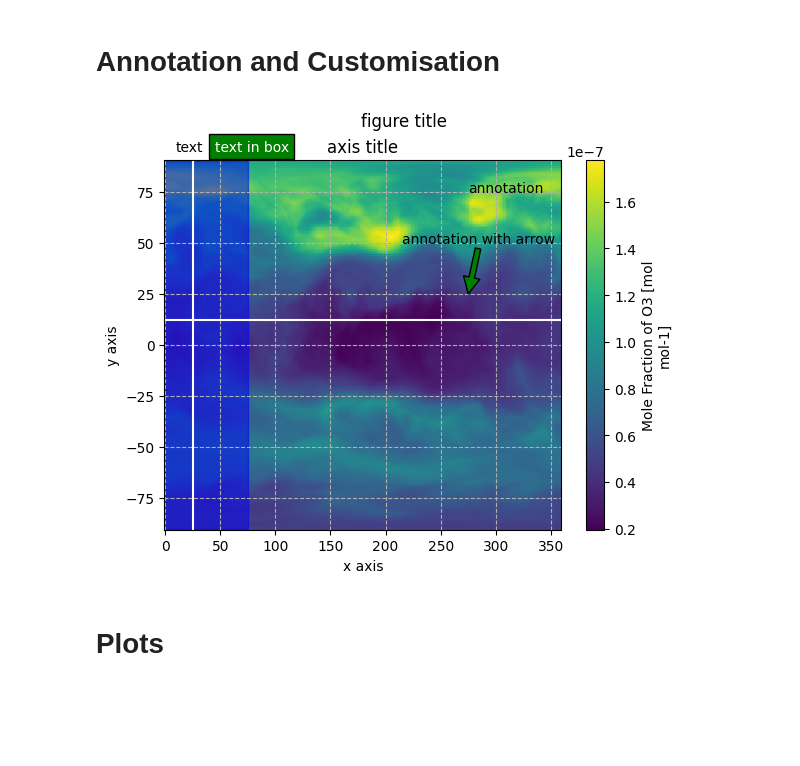
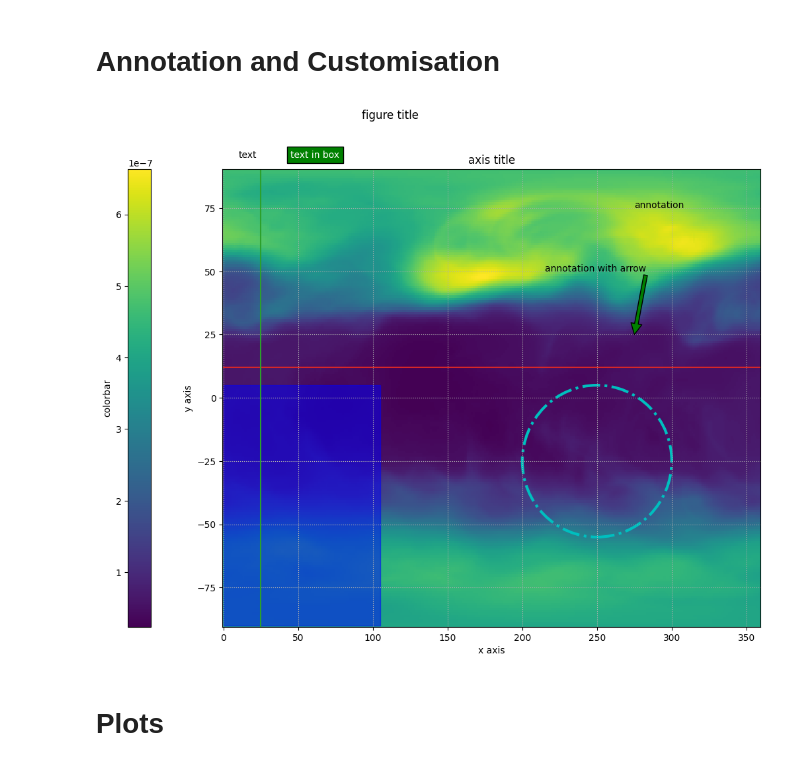
Before and after one commit to lara-j-ds/Summer_Project_24-25, a Jupyter notebook: JupyterNotebook/Xarray_StartupGuide.ipynb, the cells around one changed output. Drawn from its saved outputs; the diff is of its cells as text; code cells hidden in the pictures; blank space fills up the shorter version.

```diff
--- a/JupyterNotebook/Xarray_StartupGuide.ipynb
+++ b/JupyterNotebook/Xarray_StartupGuide.ipynb
@@ -107,32 +107,38 @@ print(str(ds.plev[3].values)+' hPa')
 # %% [markdown]
 # Annotation and Customisation
 # %%
-fig = plt.figure()
+fig = plt.figure(figsize=fig_dimensions)
 ax = plt.axes()
-graph = data.plot(ax=ax)
+graph = ozone.plot(ax=ax, add_colorbar=False)
+
+
+colorbar = fig.colorbar(graph, ax=ax, location='left')
 
 # adding text: (coordinates are based on grid coords)
 fig.suptitle('figure title')
 ax.set(title='axis title', xlabel='x axis', ylabel='y axis')
 plt.text(x=10,y=95, s='text')
 plt.text(x=45, y=95, s='text in box', color='w', bbox=dict(fc='g'))
 ax.annotate(xy=(275,75), text='annotation')
 ax.annotate(xy=(275,25), xytext=(215,50), text='annotation with arrow',arrowprops=dict(fc='g'))
+colorbar.set_label("colorbar")
 # for all text/titles, can change colour, font, style, size and more
 
 #lines:
-ax.axhline(y=12, c='w') #horizontal line
-ax.axvline(x=25, c='w') #vertical line
-ax.grid(True, ls='--')
+ax.axhline(y=12, c='tab:red') #horizontal line
+ax.axvline(x=25, c='tab:green') #vertical line
+ax.grid(True, ls=':')
 
 #other:
-rectangle = plt.Rectangle(xy=(0,-90), width=75, height=180, alpha=0.5, color='b')
+rectangle = plt.Rectangle(xy=(0,-90), width=105, height=95, alpha=0.5, color='b')
+circle = mpl.patches.Ellipse(xy=(250, -25), width=100, height=60, ec='c', fc='none', ls='-.', lw=3)
 ax.add_patch(rectangle)
+ax.add_patch(circle)
 rectangle.set_url('https://www.google.com/') # --> can be a web link or file address in same folder/directory
 
-fig.savefig('annotate.svg') #links in images only work in svg format
+# fig.savefig('annotate.svg') #links in images only work in svg format
 # %% [output]
-[figure, old version]
+[figure, new version]
 # %% [markdown]
 # Plots
 # %%
```
Also changed, not shown: parts of 10 cells of this notebook.
